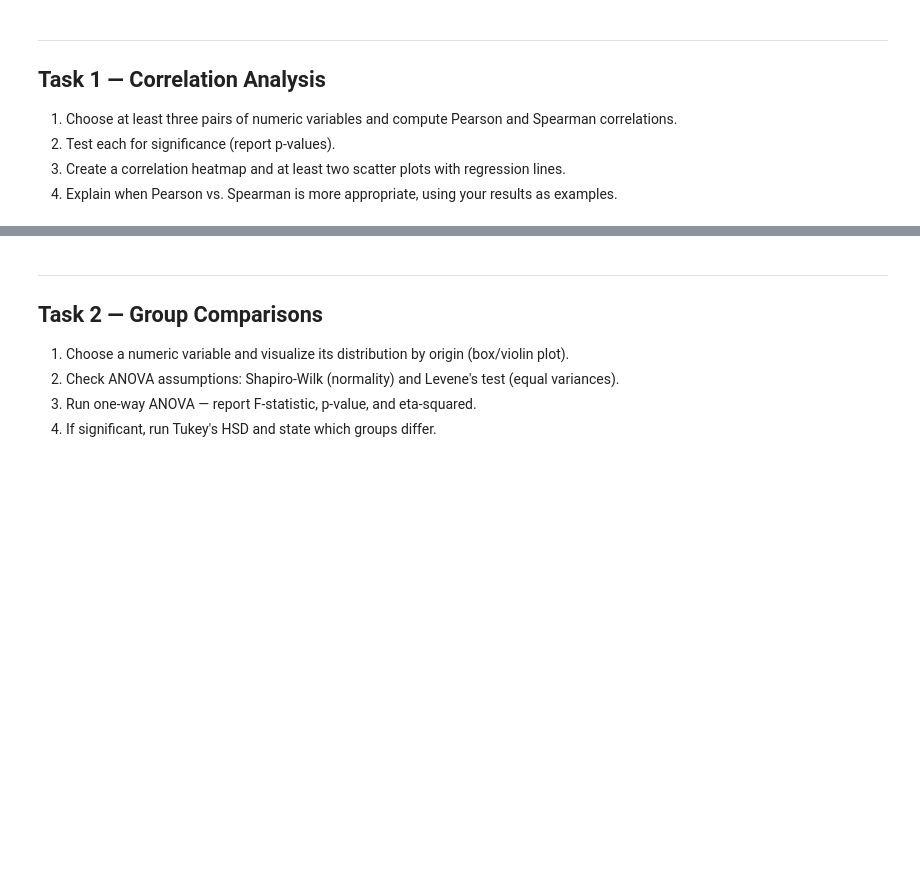
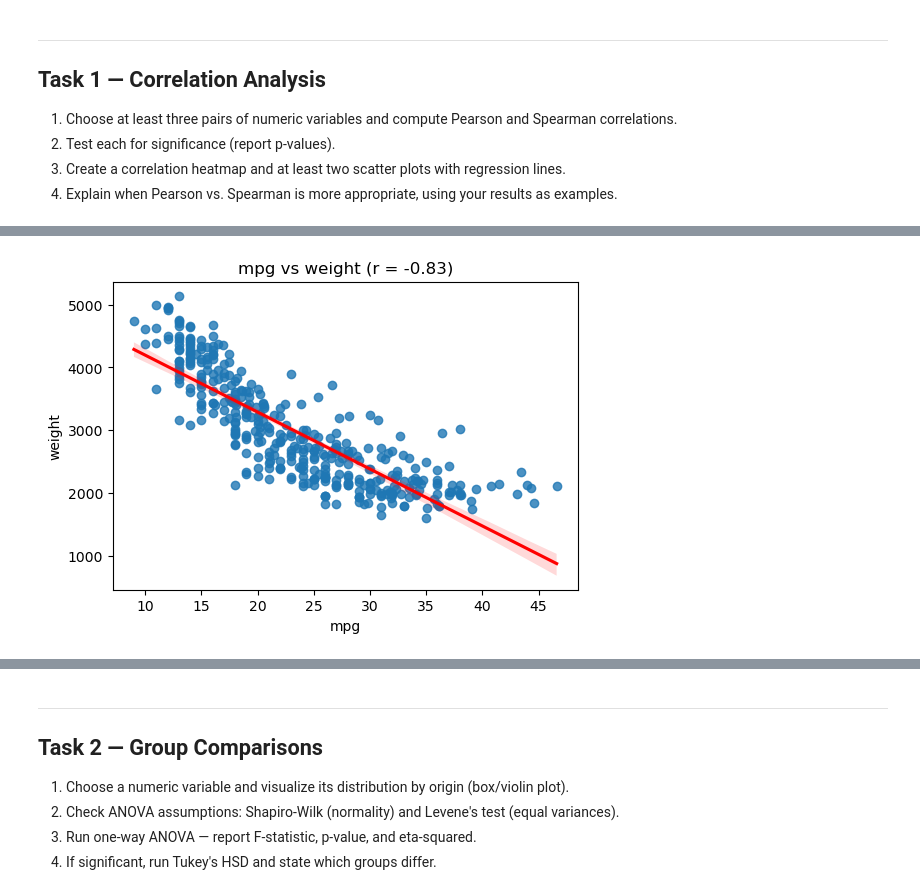
Before and after one commit to Data-AI-IDDA/m3-13-assessment, a Jupyter notebook: m3-13-assessment.ipynb, the cells around one changed output, grey strips where cells are left out. Saved outputs shown, nothing was run; the diff lists cells and outputs as text; code cells hidden in the pictures; blank space fills up the shorter version.

```diff
--- a/m3-13-assessment.ipynb
+++ b/m3-13-assessment.ipynb
@@ -45,0 +100,13 @@ Your answer here…
+# %%
+# Scatter plots with regression lines
+x = "mpg"
+y = "weight"
+
+corr, _ = stats.pearsonr(mpg[x], mpg[y])
+
+plt.figure(figsize=(6,4))
+sns.regplot(x=mpg[x], y=mpg[y], line_kws={"color": "red"})
+plt.title(f"{x} vs {y} (r = {corr:.2f})")
+plt.show()
+# %% [output]
+[figure, added]
```
Also changed, not shown: parts of 35 cells of this notebook.
